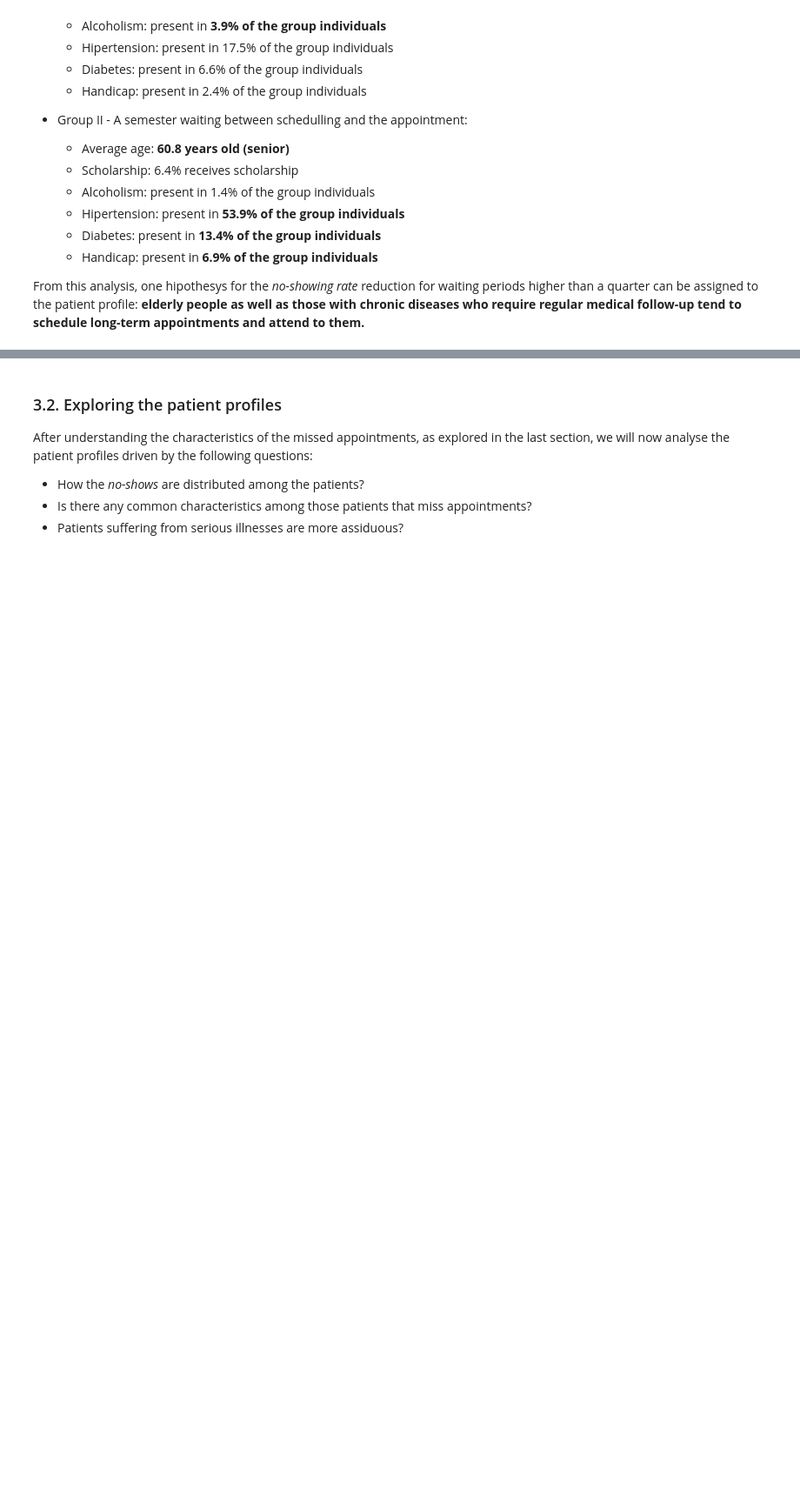
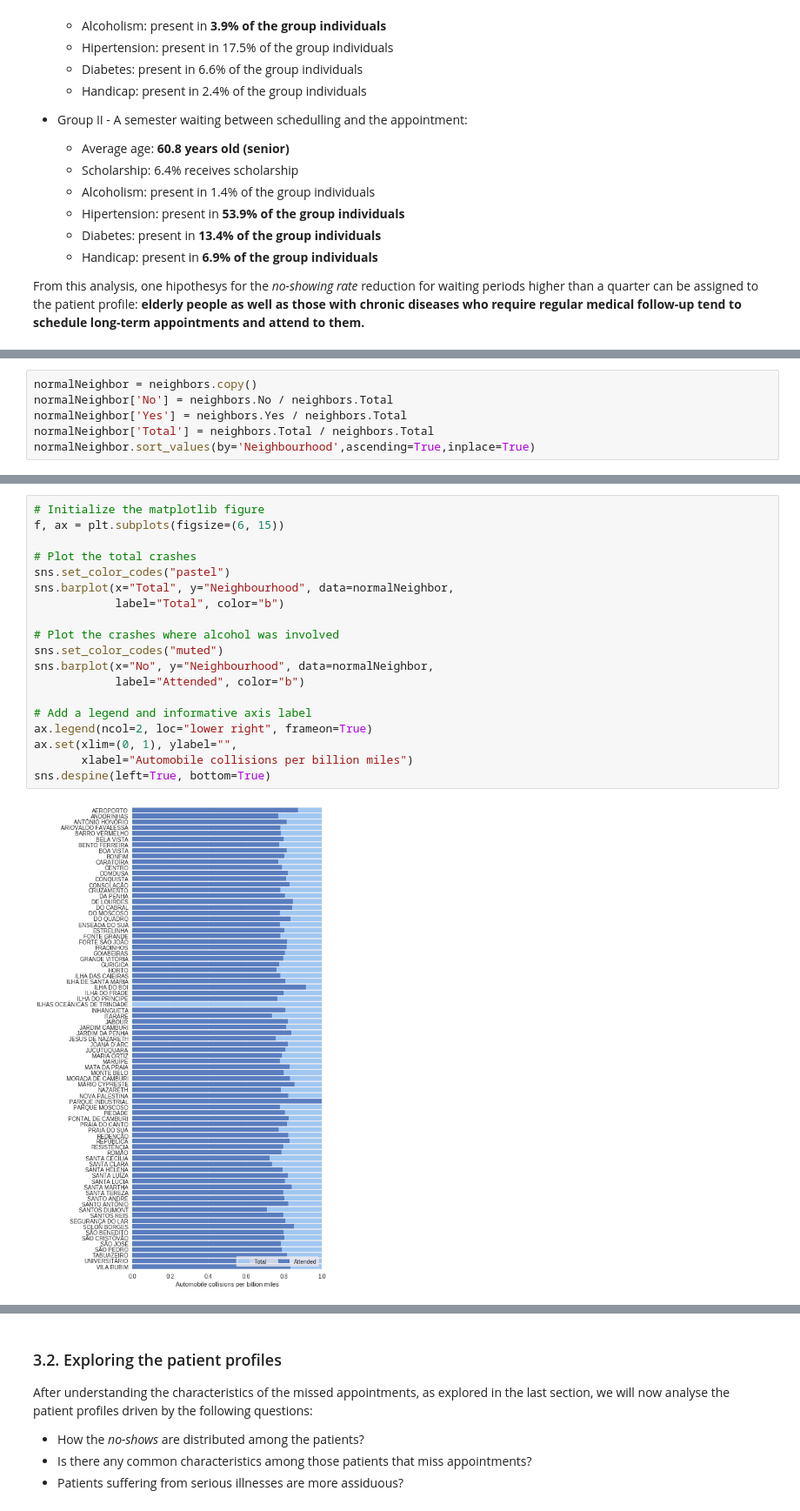
Before and after one commit to tbnsilveira/DAND-IntroDataAnalysis, a Jupyter notebook: tbnsilveira_Project01_InvestigateDataset.ipynb, the cells around one changed output, grey strips where cells are left out. Shown at 87% size. Drawn from its saved outputs; the diff is of its cells as text; blank space fills up the shorter version.

```diff
--- a/tbnsilveira_Project01_InvestigateDataset.ipynb
+++ b/tbnsilveira_Project01_InvestigateDataset.ipynb
@@ -747,0 +913,6 @@ From this analysis, one hipothesys for the *no-showing rate* reduction for waiti
+# %%
+normalNeighbor = neighbors.copy()
+normalNeighbor['No'] = neighbors.No / neighbors.Total
+normalNeighbor['Yes'] = neighbors.Yes / neighbors.Total
+normalNeighbor['Total'] = neighbors.Total / neighbors.Total
+normalNeighbor.sort_values(by='Neighbourhood',ascending=True,inplace=True)
@@ -747,0 +973,21 @@ From this analysis, one hipothesys for the *no-showing rate* reduction for waiti
+# %%
+# Initialize the matplotlib figure
+f, ax = plt.subplots(figsize=(6, 15))
+
+# Plot the total crashes
+sns.set_color_codes("pastel")
+sns.barplot(x="Total", y="Neighbourhood", data=normalNeighbor,
+            label="Total", color="b")
+
+# Plot the crashes where alcohol was involved
+sns.set_color_codes("muted")
+sns.barplot(x="No", y="Neighbourhood", data=normalNeighbor,
+            label="Attended", color="b")
+
+# Add a legend and informative axis label
+ax.legend(ncol=2, loc="lower right", frameon=True)
+ax.set(xlim=(0, 1), ylabel="",
+       xlabel="Automobile collisions per billion miles")
+sns.despine(left=True, bottom=True)
+# %% [output]
+[figure, added]
```
Also changed, not shown: parts of 42 cells of this notebook.
